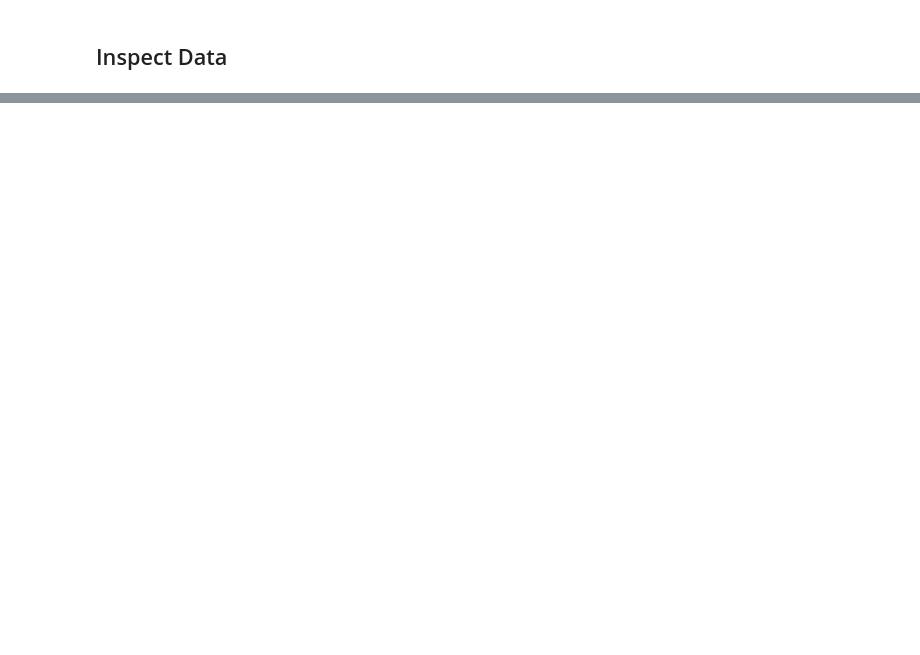
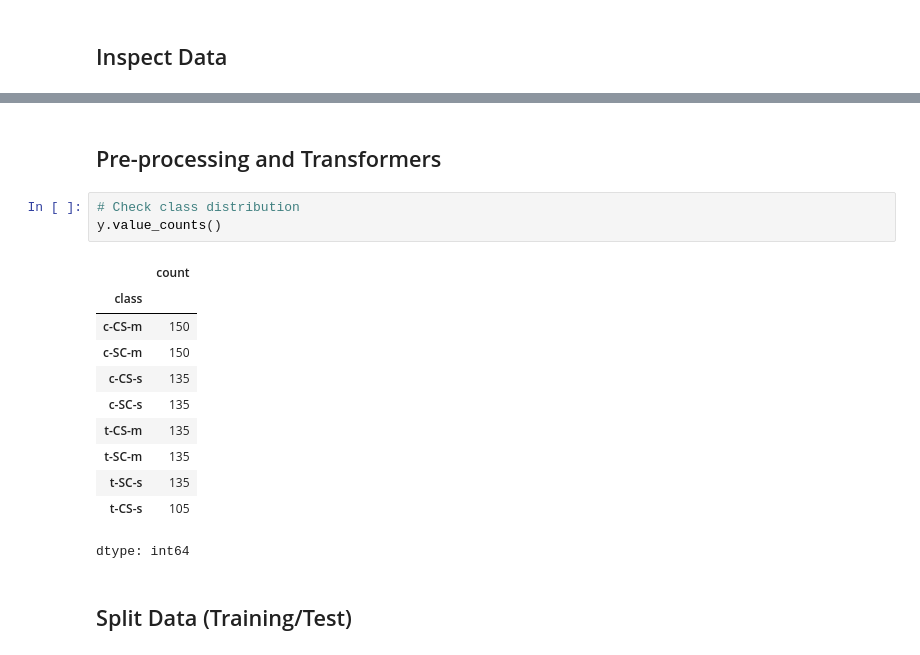
Before and after one commit to gusjoa/ML_medbioinfo, a Jupyter notebook: ML_medbioinfo.ipynb, the cells around one changed output, grey strips where cells are left out. Cells and saved outputs as stored; diff of their text form; blank space fills up the shorter version.

Commit message:
Split data test/train

```diff
--- a/ML_medbioinfo.ipynb
+++ b/ML_medbioinfo.ipynb
@@ -91,0 +63,19 @@ display(mice_protein_expression.metadata)
+# %% [markdown]
+## Pre-processing and Transformers
+# %%
+# Check class distribution
+y.value_counts()
+# %% [output]
+|  | count |
+| class |  |
+| c-CS-m | 150 |
+| c-SC-m | 150 |
+| c-CS-s | 135 |
+| c-SC-s | 135 |
+| t-CS-m | 135 |
+| t-SC-m | 135 |
+| t-SC-s | 135 |
+| t-CS-s | 105 |
+dtype: int64
+# %% [markdown]
+## Split Data (Training/Test)
```
Also changed, not shown: parts of 6 cells of this notebook.
